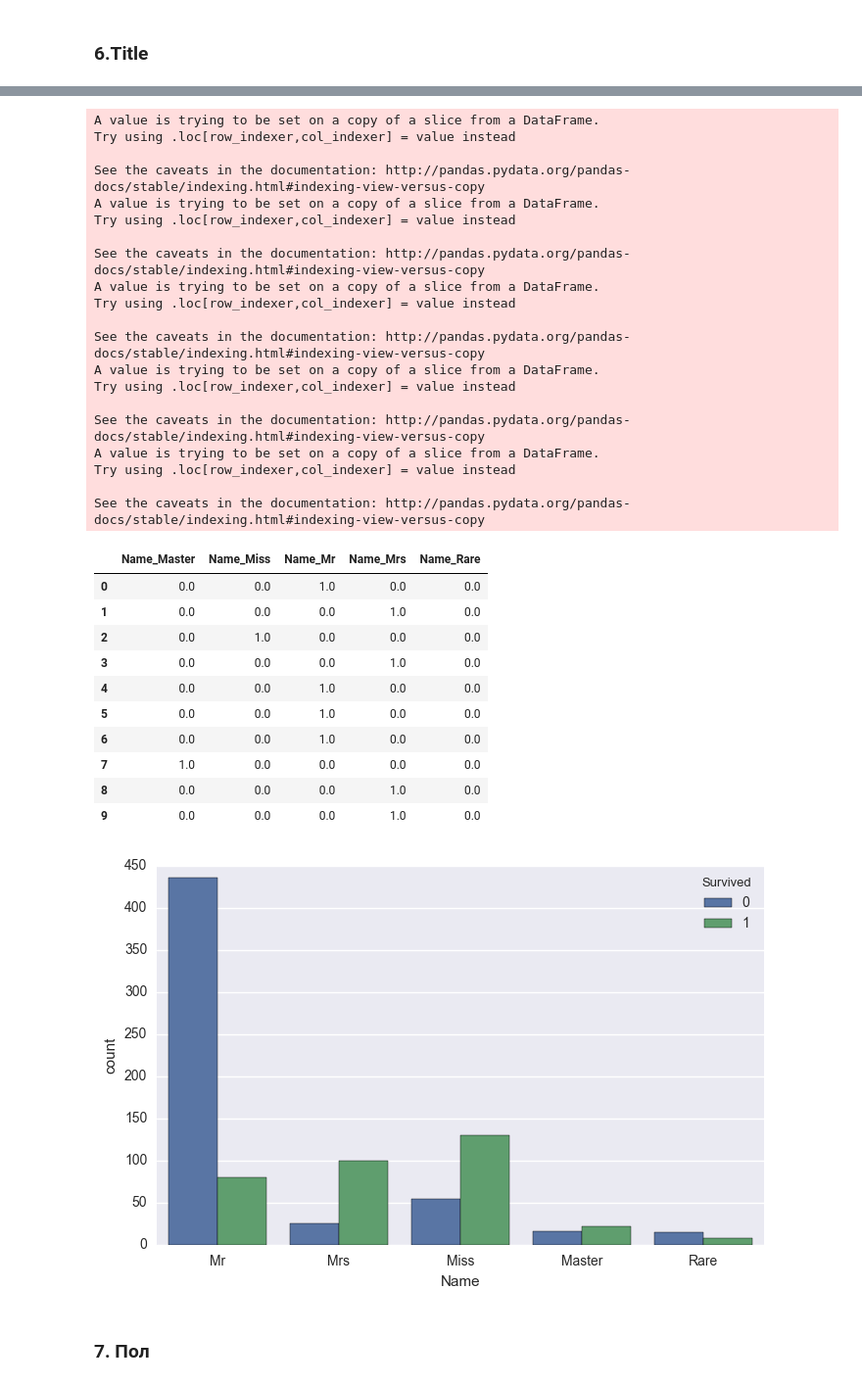
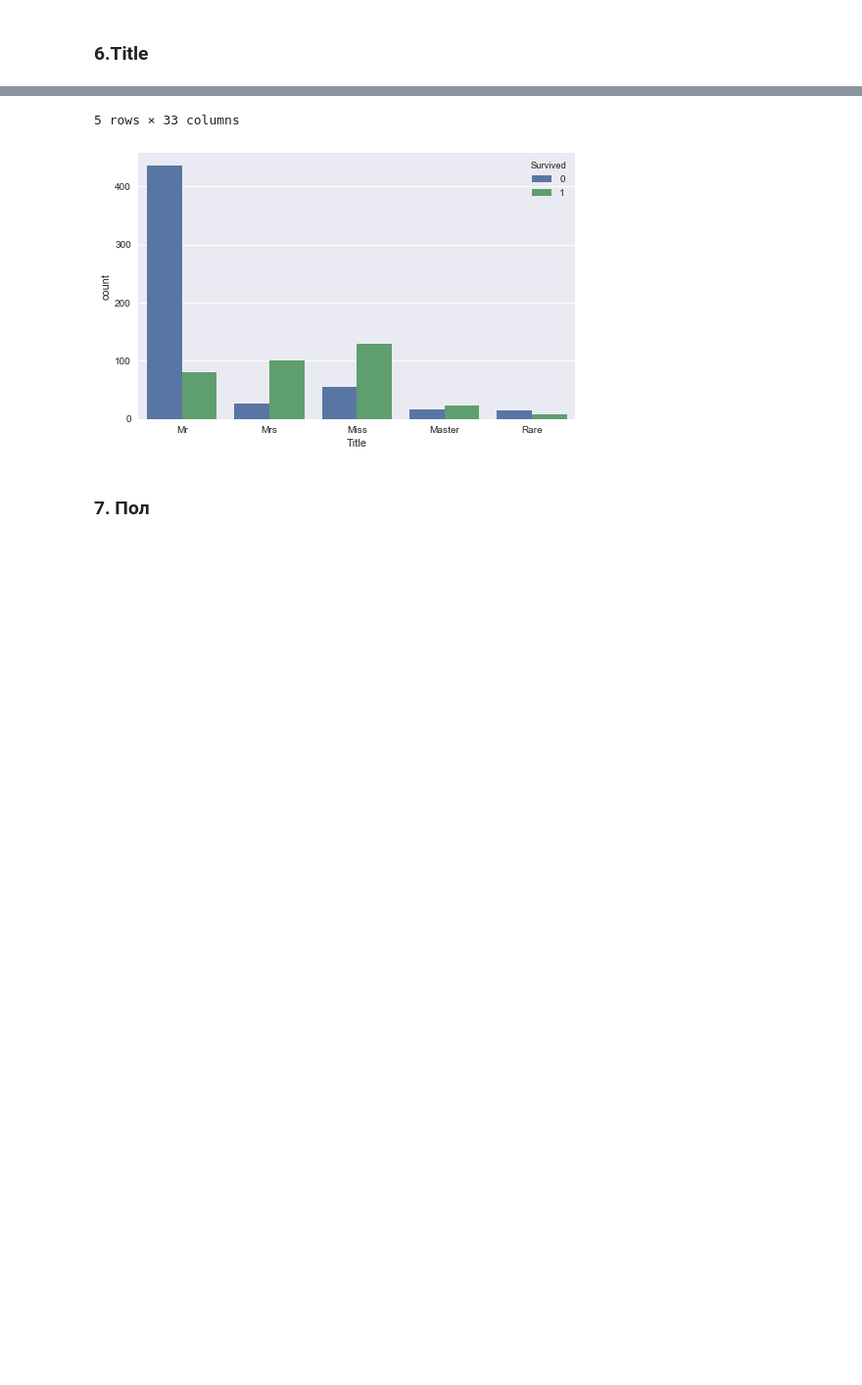
Before and after one commit to MiniGN/Kaggle-Titanic, a Jupyter notebook: run.ipynb, the cells around one changed output, grey strips where cells are left out. Shown at 98% size. Drawn from its saved outputs; the diff is of its cells as text; code cells hidden in the pictures; blank space fills up the shorter version.

```diff
--- a/run.ipynb
+++ b/run.ipynb
@@ -14,8 +14,9 @@ Populating the interactive namespace from numpy and matplotlib
 # %% [markdown]
 ## Raw data
 # %%
-raw_data = pd.read_csv('train.csv', header = 0, sep = ',')
-raw_data.head(20)
+train_df = pd.read_csv('train.csv', header = 0, sep = ',')
+test_df = pd.read_csv('test.csv', header = 0, sep = ',')
+train_df.head(5)
 # %% [output]
 |  | PassengerId | Survived | Pclass | Name | Sex | Age | SibSp | Parch | Ticket | Fare | ... |
 | 0 | 1 | 0 | 3 | Braund, Mr. Owen Harris | male | 22.0 | 1 | 0 | A/5 21171 | 7.2500 | ... |
@@ -48,3 +38,7 @@ raw_data.head(20)
 8|fare | Стоимость билета |
 9|cabin | № каюты |
 10|embarked	| Порт посадки | C = Cherbourg, Q = Queenstown, S = Southampton
+# %%
+train_df = train_df.drop(['PassengerId','Ticket'], axis=1)
+test_df = test_df.drop(['Ticket'], axis=1)
+train_df.head(5)
@@ -184,0 +176,10 @@ See the caveats in the documentation: http://pandas.pydata.org/pandas-docs/stabl
+# %%
+def eng_Family(df,plot):
+    df['Family']=df["SibSp"]+df["Parch"]
+    df.drop(['SibSp','Parch'],axis=1,inplace=True)
+    if plot:sns.countplot(x='Family', hue='Survived', data=df);
+    return df
+
+train_df=eng_Family(train_df,True)
+test_df=eng_Family(test_df,False)
+train_df.head(5)
@@ -192,13 +202,20 @@ def get_title(name):
         return title_search.group(1)
     return ""
 
-df_title= raw_data[['Name']]
-df_title['Name']=df_title['Name'].apply(get_title)
-df_title['Name'] = df_title['Name'].replace(['Lady', 'Countess','Capt', 'Col','Don', 'Dr', 'Major', 'Rev', 'Sir', 'Jonkheer', 'Dona'], 'Rare')
-df_title['Name'] = df_title['Name'].replace('Mlle', 'Miss')
-df_title['Name'] = df_title['Name'].replace('Ms', 'Miss')
-df_title['Name'] = df_title['Name'].replace('Mme', 'Mrs')
-sns.countplot(x='Name', hue='Survived', data=df_title.join(raw_data['Survived']));
-df_title=pd.get_dummies(df_title)
-df_title.head(10)
+
+def eng_Title(df,plot):
+    df['Title']= df['Name'].apply(get_title)
+    df['Title'] = df['Title'].replace(['Lady', 'Countess','Capt', 'Col','Don', 'Dr', 'Major', 'Rev', 'Sir', 'Jonkheer', 'Dona'], 'Rare')
+    df['Title'] = df['Title'].replace('Mlle', 'Miss')
+    df['Title'] = df['Title'].replace('Ms', 'Miss')
+    df['Title'] = df['Title'].replace('Mme', 'Mrs')
+    if plot:sns.countplot(x='Title', hue='Survived', data=df);
+    dummies=pd.get_dummies(df['Title'],prefix='Title')
+    df=df.join(dummies)
+    df.drop(['Name','Title'], axis=1,inplace=True)
+    return df
+
+train_df=eng_Title(train_df,True)
+test_df=eng_Title(test_df,False)
+train_df.head(5)
 # %% [output]
@@ -205,35 +228,5 @@ df_title.head(10)
-A value is trying to be set on a copy of a slice from a DataFrame.
-Try using .loc[row_indexer,col_indexer] = value instead
-
-See the caveats in the documentation: http://pandas.pydata.org/pandas-docs/stable/indexing.html#indexing-view-versus-copy
-A value is trying to be set on a copy of a slice from a DataFrame.
-Try using .loc[row_indexer,col_indexer] = value instead
-
-See the caveats in the documentation: http://pandas.pydata.org/pandas-docs/stable/indexing.html#indexing-view-versus-copy
-A value is trying to be set on a copy of a slice from a DataFrame.
-Try using .loc[row_indexer,col_indexer] = value instead
-
-See the caveats in the documentation: http://pandas.pydata.org/pandas-docs/stable/indexing.html#indexing-view-versus-copy
-A value is trying to be set on a copy of a slice from a DataFrame.
-Try using .loc[row_indexer,col_indexer] = value instead
-
-See the caveats in the documentation: http://pandas.pydata.org/pandas-docs/stable/indexing.html#indexing-view-versus-copy
-A value is trying to be set on a copy of a slice from a DataFrame.
-Try using .loc[row_indexer,col_indexer] = value instead
-
-See the caveats in the documentation: http://pandas.pydata.org/pandas-docs/stable/indexing.html#indexing-view-versus-copy
+5 rows × 33 columns
-|  | Name_Master | Name_Miss | Name_Mr | Name_Mrs | Name_Rare |
-| 0 | 0.0 | 0.0 | 1.0 | 0.0 | 0.0 |
-| 1 | 0.0 | 0.0 | 0.0 | 1.0 | 0.0 |
-| 2 | 0.0 | 1.0 | 0.0 | 0.0 | 0.0 |
-| 3 | 0.0 | 0.0 | 0.0 | 1.0 | 0.0 |
-| 4 | 0.0 | 0.0 | 1.0 | 0.0 | 0.0 |
-| 5 | 0.0 | 0.0 | 1.0 | 0.0 | 0.0 |
-| 6 | 0.0 | 0.0 | 1.0 | 0.0 | 0.0 |
-| 7 | 1.0 | 0.0 | 0.0 | 0.0 | 0.0 |
-| 8 | 0.0 | 0.0 | 0.0 | 1.0 | 0.0 |
-| 9 | 0.0 | 0.0 | 0.0 | 1.0 | 0.0 |
-[figure, old version]
+[figure, new version]
 # %% [markdown]
 ### 7. Пол
 # %%
```
Also changed, not shown: parts of 26 cells of this notebook, 2 other files.
